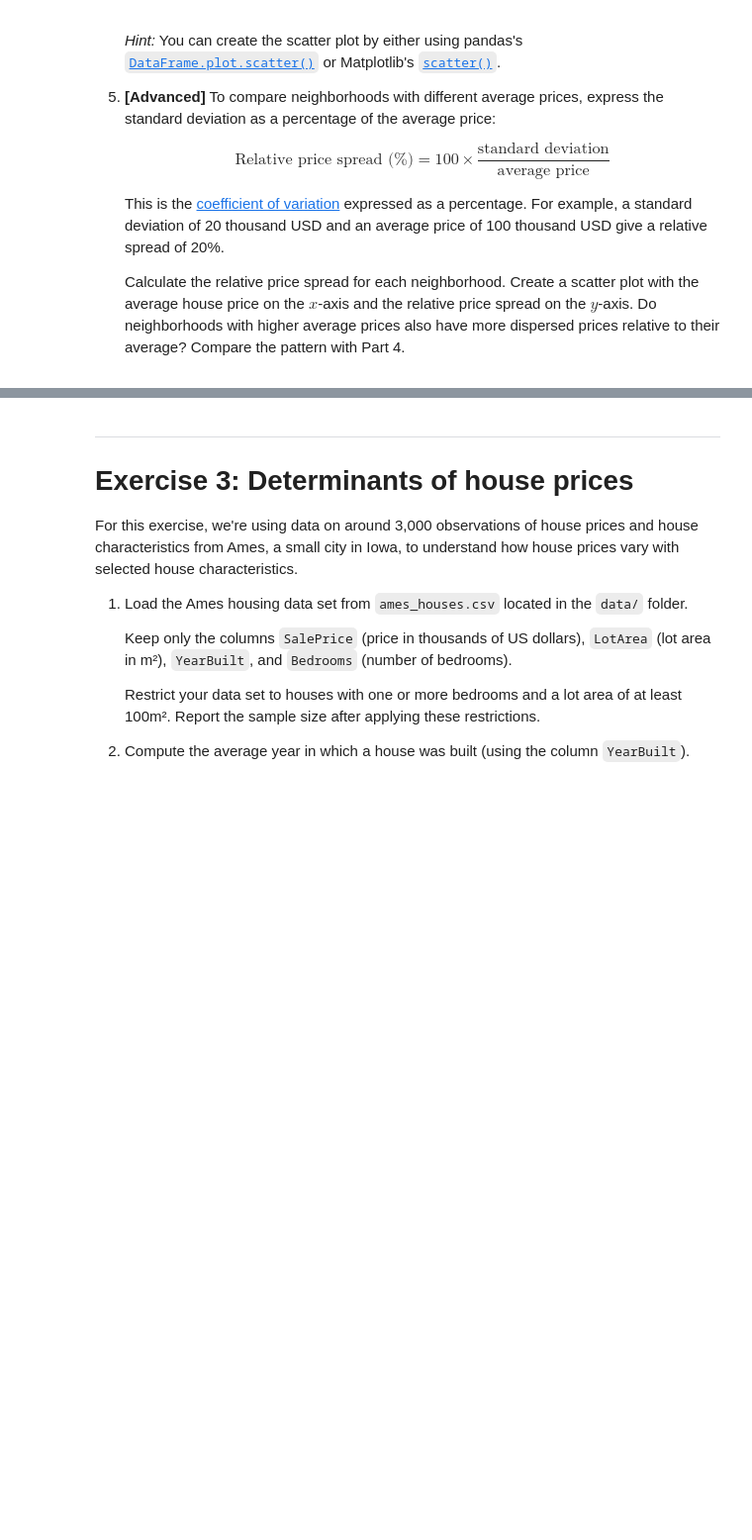
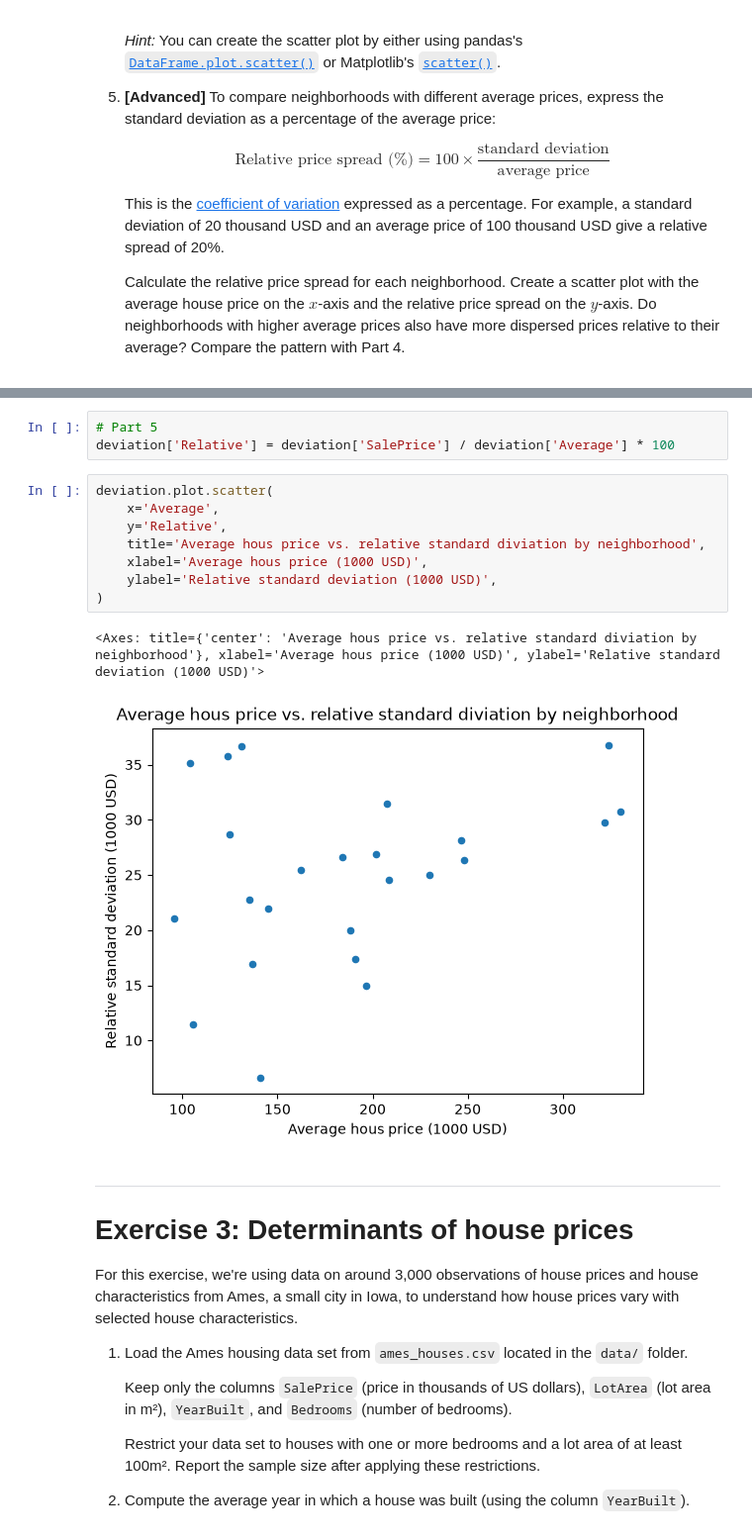
Before and after one commit to theamaelen-wq/TECH2-H26, a Jupyter notebook: workshops/workshop4/workshop4_TOEM.ipynb, the cells around one changed output, grey strips where cells are left out. Shown at 99% size. Saved outputs shown, nothing was run; the diff lists cells and outputs as text; blank space fills up the shorter version.

```diff
--- a/workshops/workshop4/workshop4_TOEM.ipynb
+++ b/workshops/workshop4/workshop4_TOEM.ipynb
@@ -192,3 +270,17 @@ df_ames
+# %%
+# Part 5
+deviation['Relative'] = deviation['SalePrice'] / deviation['Average'] * 100
+# %%
+deviation.plot.scatter(
+    x='Average',
+    y='Relative',
+    title='Average hous price vs. relative standard diviation by neighborhood',
+    xlabel='Average hous price (1000 USD)',
+    ylabel='Relative standard deviation (1000 USD)',
+)
+# %% [output]
+<Axes: title={'center': 'Average hous price vs. relative standard diviation by neighborhood'}, xlabel='Average hous price (1000 USD)', ylabel='Relative standard deviation (1000 USD)'>
+[figure, added]
 # %% [markdown]
 ***
 # Exercise 3: Determinants of house prices
```
Also changed, not shown: parts of 37 cells of this notebook.
